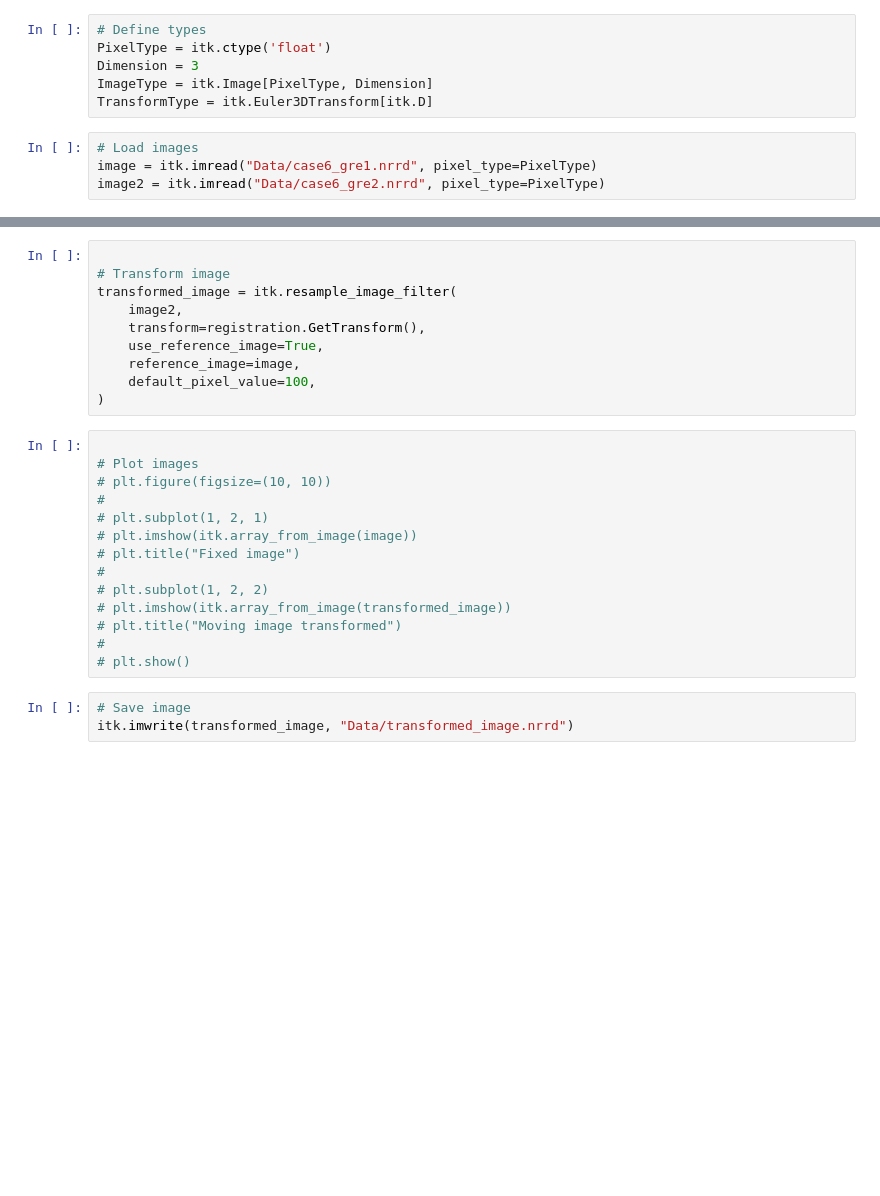
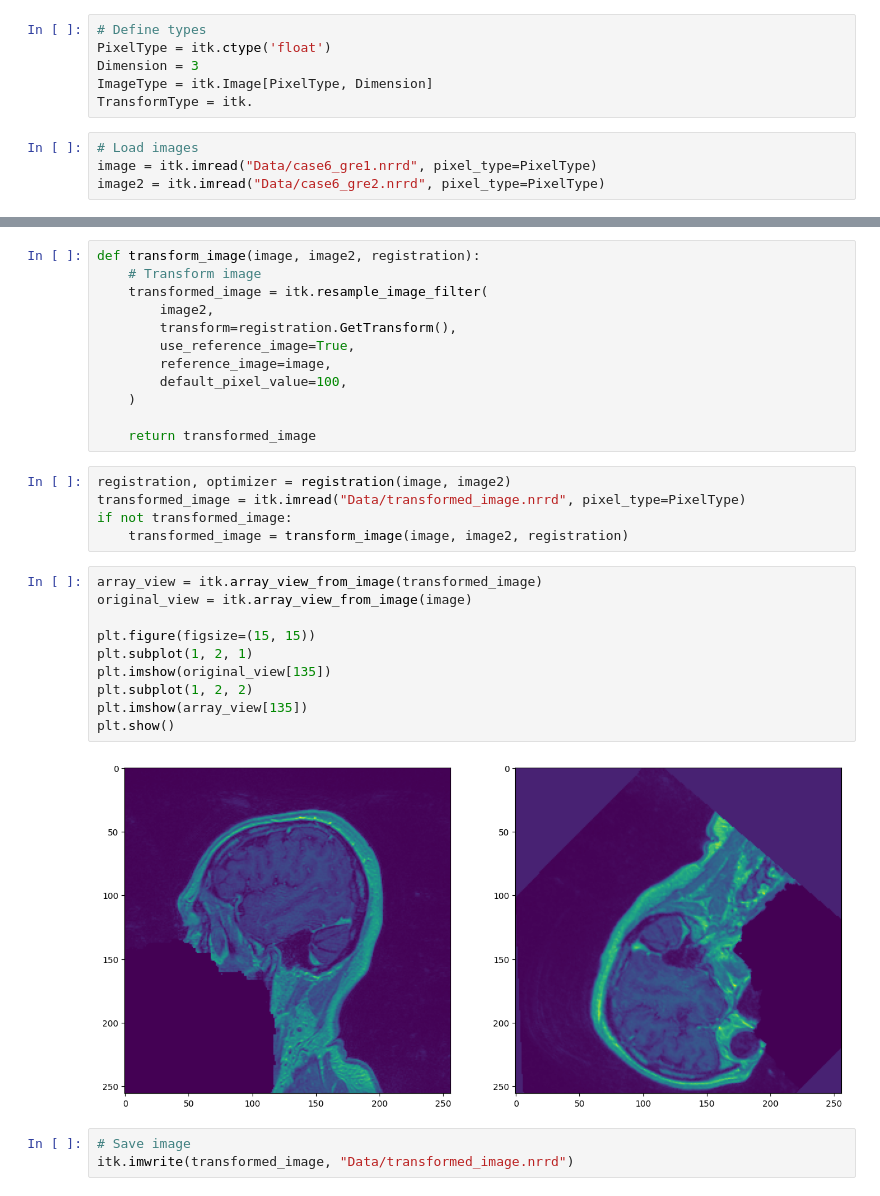
Before and after one commit to HoloTheDrunk/vitk_project, a Jupyter notebook: project.ipynb, the cells around one changed output, grey strips where cells are left out. Cells and saved outputs as stored; diff of their text form; blank space fills up the shorter version.

Commit message:
fix: wrap registration in fncs to avoid recompute

```diff
--- a/project.ipynb
+++ b/project.ipynb
@@ -40,7 +41,7 @@ interactor.Start()
 PixelType = itk.ctype('float')
 Dimension = 3
 ImageType = itk.Image[PixelType, Dimension]
-TransformType = itk.Euler3DTransform[itk.D]
+TransformType = itk.
 # %%
 # Load images
 image = itk.imread("Data/case6_gre1.nrrd", pixel_type=PixelType)
@@ -80,27 +84,32 @@ registration.Update()
 # %%
+def transform_image(image, image2, registration):
+    # Transform image
+    transformed_image = itk.resample_image_filter(
+        image2,
+        transform=registration.GetTransform(),
+        use_reference_image=True,
+        reference_image=image,
+        default_pixel_value=100,
+    )
 
-# Transform image
-transformed_image = itk.resample_image_filter(
-    image2,
-    transform=registration.GetTransform(),
-    use_reference_image=True,
-    reference_image=image,
-    default_pixel_value=100,
-)
+    return transformed_image
+# %%
+registration, optimizer = registration(image, image2)
+transformed_image = itk.imread("Data/transformed_image.nrrd", pixel_type=PixelType)
+if not transformed_image:
+    transformed_image = transform_image(image, image2, registration)
 # %%
+array_view = itk.array_view_from_image(transformed_image)
+original_view = itk.array_view_from_image(image)
 
-# Plot images
-# plt.figure(figsize=(10, 10))
-#
-# plt.subplot(1, 2, 1)
-# plt.imshow(itk.array_from_image(image))
-# plt.title("Fixed image")
-#
-# plt.subplot(1, 2, 2)
-# plt.imshow(itk.array_from_image(transformed_image))
-# plt.title("Moving image transformed")
-#
-# plt.show()
+plt.figure(figsize=(15, 15))
+plt.subplot(1, 2, 1)
+plt.imshow(original_view[135])
+plt.subplot(1, 2, 2)
+plt.imshow(array_view[135])
+plt.show()
+# %% [output]
+[figure, added]
 # %%
 # Save image
 itk.imwrite(transformed_image, "Data/transformed_image.nrrd")
```
Also changed, not shown: parts of 2 cells of this notebook, 1 other file.
